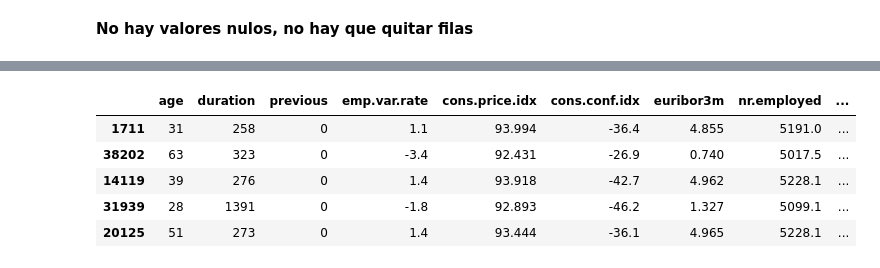
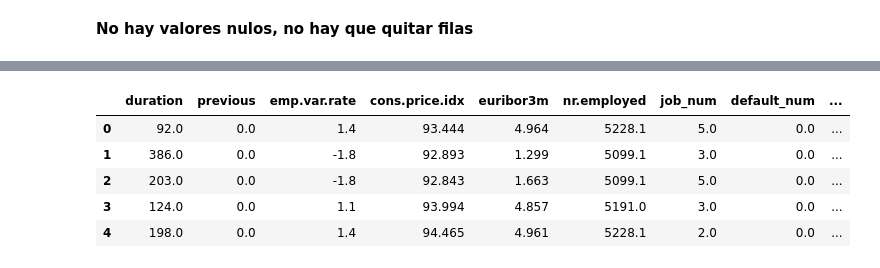
Before and after one commit to Yakondra/machine-learning-python-template, a Jupyter notebook: src/explore.ipynb, the cells around one changed output, grey strips where cells are left out. Saved outputs shown, nothing was run; the diff lists cells and outputs as text; code cells hidden in the pictures.

```diff
--- a/src/explore.ipynb
+++ b/src/explore.ipynb
@@ -328,33 +406,19 @@ dtype: int64
 # %%
-from sklearn.model_selection import train_test_split
+X_train_sel['y_num'] = list(Y_train)
+X_test_sel['y_num'] = list(Y_test)
 
-num_var = ['age', 'duration', 'campaign', 'previous', 'emp.var.rate', 'cons.price.idx', 'cons.conf.idx', 'euribor3m', 'nr.employed',
-        'job_num', 'marital_num', 'education_num', 'default_num', 'housing_num', 'loan_num', 'poutcome_num', 'y_num']
-
-
-exclude_var = ['campaign', 'pdays', 'job', 'marital', 'education', 'default', 'housing', 'loan', 'poutcome', 'y', 'education_num']
-
-filt_data_num = filt_data.drop(exclude_var, axis= 1)
-
-#Divido en dos subconjuntos
-X_ = filt_data_num.drop('y_num', axis =1)
-Y_ = filt_data_num['y_num']
-
-X_train, X_test, Y_train, Y_test = train_test_split(X_, Y_, test_size= 0.2, random_state= 11)
-
-X_train.to_csv('/workspaces/machine-learning-python-template/data/processed/data_bank_train_X.csv', index = False)
+X_train_sel.to_csv('/workspaces/machine-learning-python-template/data/processed/data_bank_train_X.csv', index = False)
 with open ('/workspaces/machine-learning-python-template/data/processed/data_bank_train_Y.txt', 'w') as f:
     f.write((Y_train.to_string(index=False)))
 
-X_test.to_csv('/workspaces/machine-learning-python-template/data/processed/data_bank_test_X.csv', index = False)
+X_test_sel.to_csv('/workspaces/machine-learning-python-template/data/processed/data_bank_test_X.csv', index = False)
 with open ('/workspaces/machine-learning-python-template/data/processed/data_bank_test_Y.txt', 'w') as f:
     f.write(Y_test.to_string(index=False))
-
-X_train.head()
+X_test_sel.head()
 # %% [output]
-|  | age | duration | previous | emp.var.rate | cons.price.idx | cons.conf.idx | euribor3m | nr.employed | ... |
-| 1711 | 31 | 258 | 0 | 1.1 | 93.994 | -36.4 | 4.855 | 5191.0 | ... |
-| 38202 | 63 | 323 | 0 | -3.4 | 92.431 | -26.9 | 0.740 | 5017.5 | ... |
-| 14119 | 39 | 276 | 0 | 1.4 | 93.918 | -42.7 | 4.962 | 5228.1 | ... |
-| 31939 | 28 | 1391 | 0 | -1.8 | 92.893 | -46.2 | 1.327 | 5099.1 | ... |
-| 20125 | 51 | 273 | 0 | 1.4 | 93.444 | -36.1 | 4.965 | 5228.1 | ... |
+|  | duration | previous | emp.var.rate | cons.price.idx | euribor3m | nr.employed | job_num | default_num | ... |
+| 0 | 92.0 | 0.0 | 1.4 | 93.444 | 4.964 | 5228.1 | 5.0 | 0.0 | ... |
+| 1 | 386.0 | 0.0 | -1.8 | 92.893 | 1.299 | 5099.1 | 3.0 | 0.0 | ... |
+| 2 | 203.0 | 0.0 | -1.8 | 92.843 | 1.663 | 5099.1 | 5.0 | 0.0 | ... |
+| 3 | 124.0 | 0.0 | 1.1 | 93.994 | 4.857 | 5191.0 | 3.0 | 0.0 | ... |
+| 4 | 198.0 | 0.0 | 1.4 | 94.465 | 4.961 | 5228.1 | 2.0 | 0.0 | ... |
```
Also changed, not shown: parts of 10 cells of this notebook, 9 other files.
